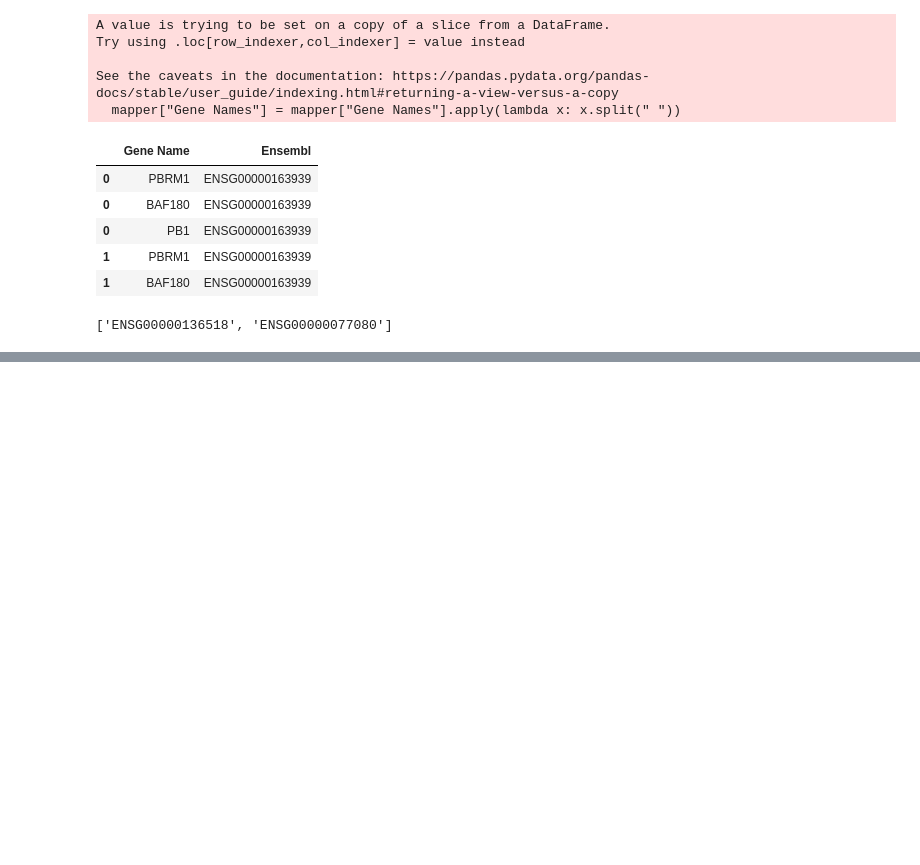
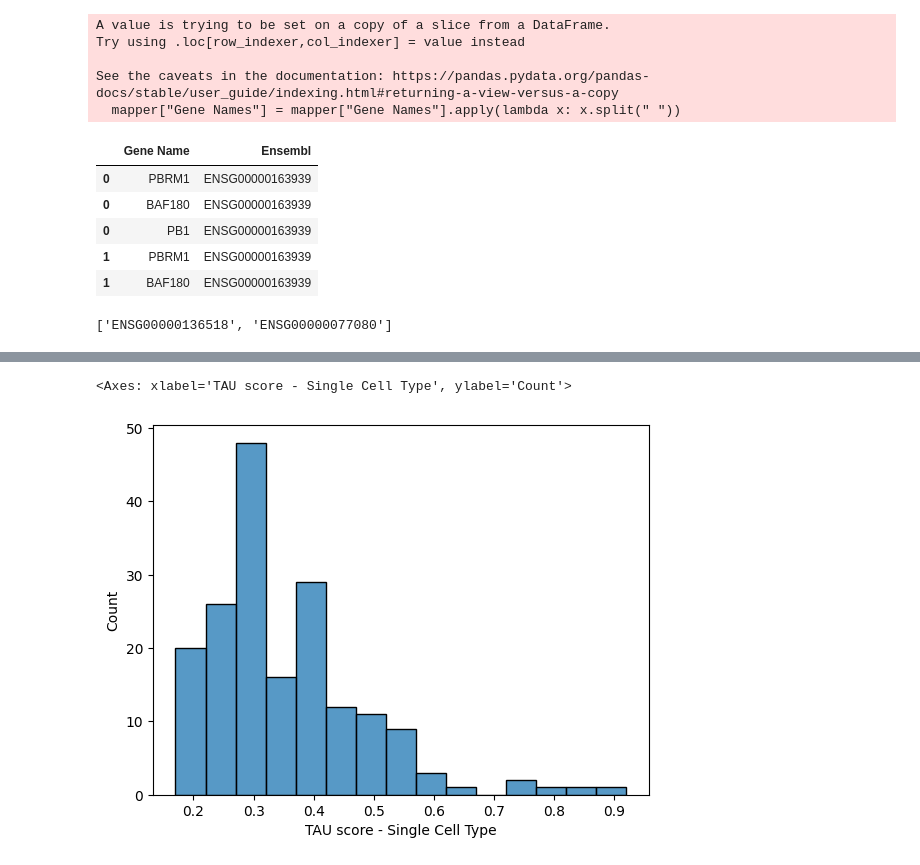
Before and after one commit to kinseylong/StallerRotation, a Jupyter notebook: cofactors_humanproteinatlas/BAFexploration.ipynb, the cells around one changed output, grey strips where cells are left out. Saved outputs shown, nothing was run; the diff lists cells and outputs as text; code cells hidden in the pictures; blank space fills up the shorter version.

```diff
--- a/cofactors_humanproteinatlas/BAFexploration.ipynb
+++ b/cofactors_humanproteinatlas/BAFexploration.ipynb
@@ -87,0 +177,5 @@ BAF53AB = cofactorspecificity.loc[mapper_ensembl_getter("BAF53")]
+# %%
+sns.histplot(cofactorspecificity["TAU score - Single Cell Type"])
+# %% [output]
+<Axes: xlabel='TAU score - Single Cell Type', ylabel='Count'>
+[figure, added]
```
Also changed, not shown: parts of 14 cells of this notebook, 1 other file.
